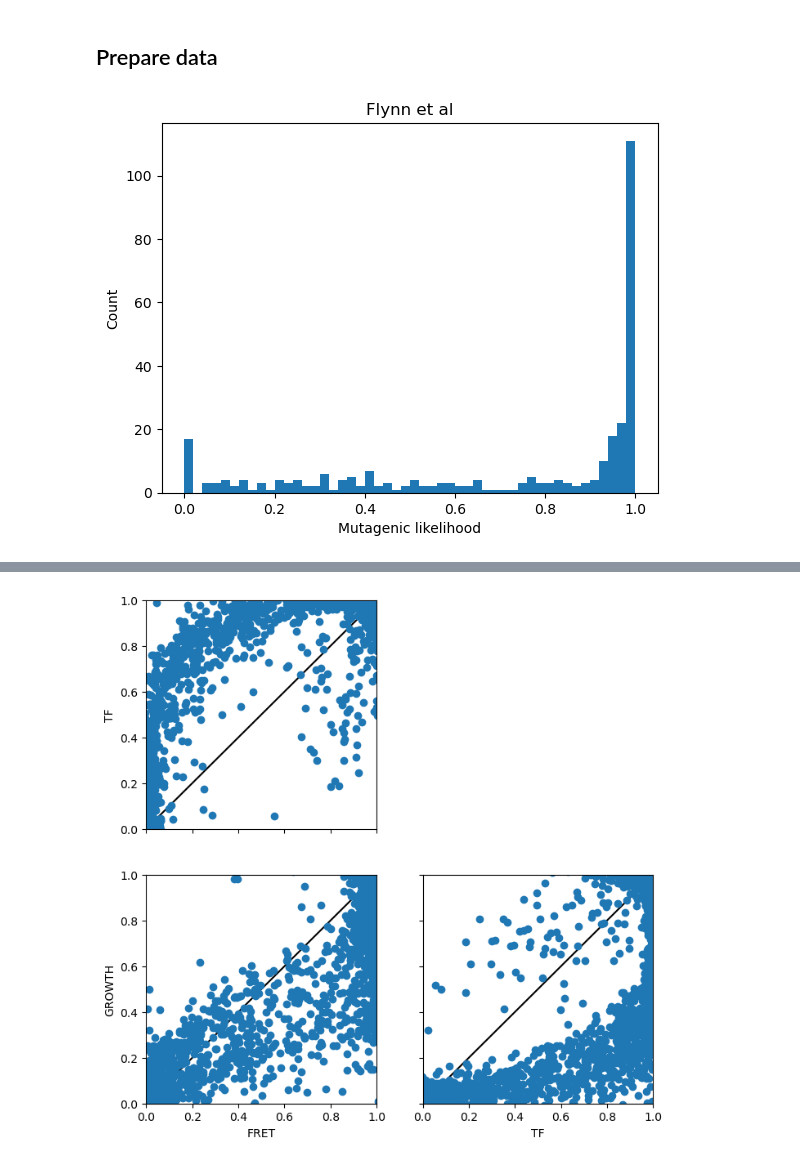
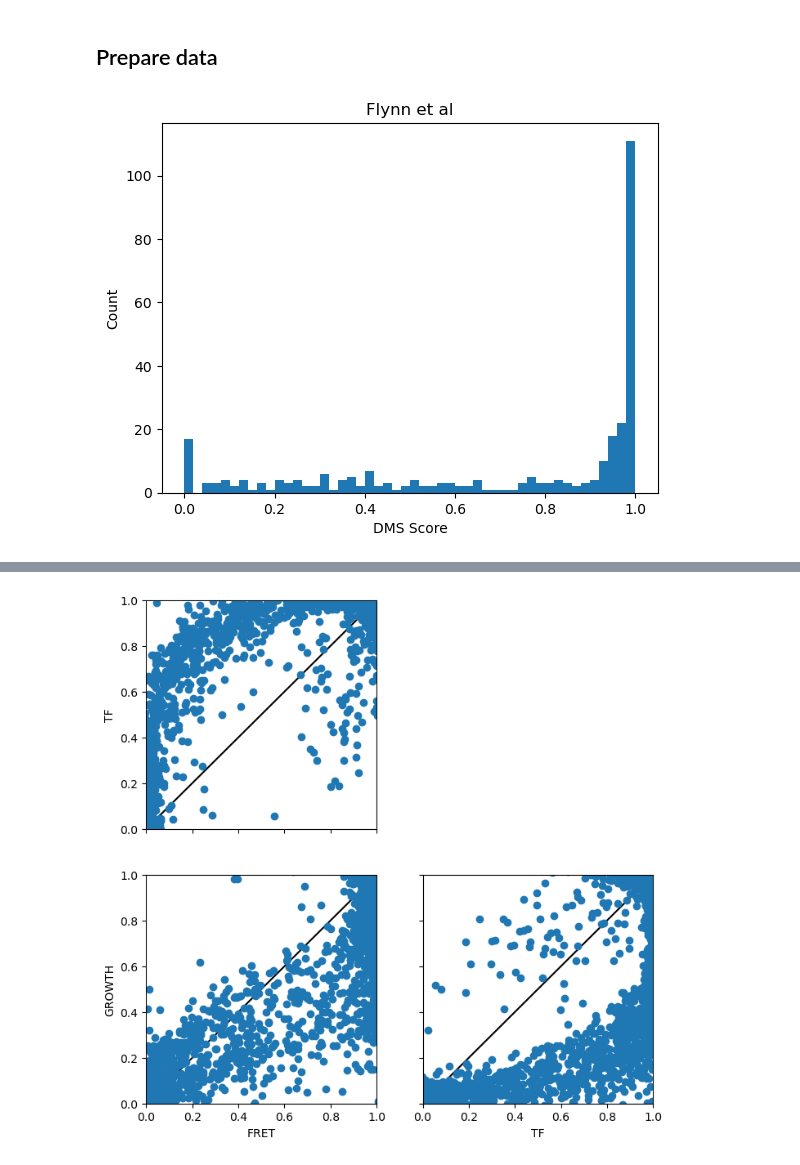
Before and after one commit to choderalab/mutation-analysis, a Jupyter notebook: notebooks/mutation_analysis.ipynb, the cells around one changed output, grey strips where cells are left out. Saved outputs shown, nothing was run; the diff lists cells and outputs as text; code cells hidden in the pictures.

```diff
--- a/notebooks/mutation_analysis.ipynb
+++ b/notebooks/mutation_analysis.ipynb
@@ -50,9 +50,9 @@ fn_scores, scores_df_fret = getFlynn(assay="fret", sep="\t")
 # %%
 # check distribution.
 plt.hist(fn_scores, bins=50)
 plt.title("Flynn et al")
 plt.ylabel("Count")
-plt.xlabel("Mutagenic likelihood")
+plt.xlabel("DMS Score")
 plt.show()
 # %% [output]
-[figure, old version]
+[figure, new version]
```
Also changed, not shown: parts of 8 cells of this notebook.
